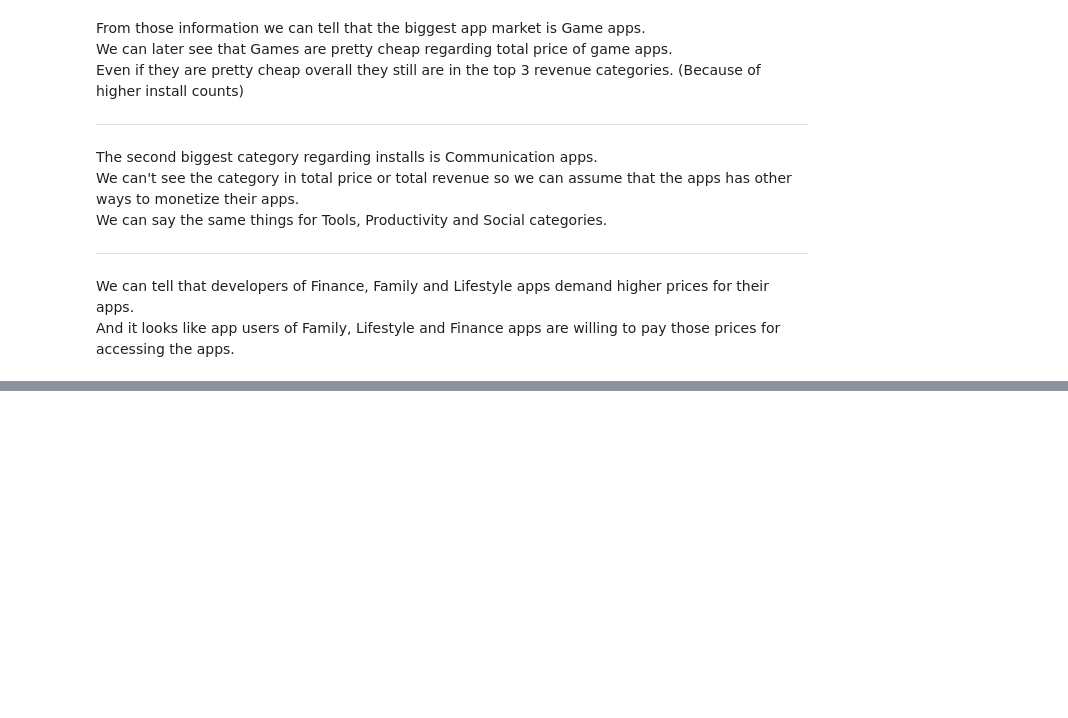
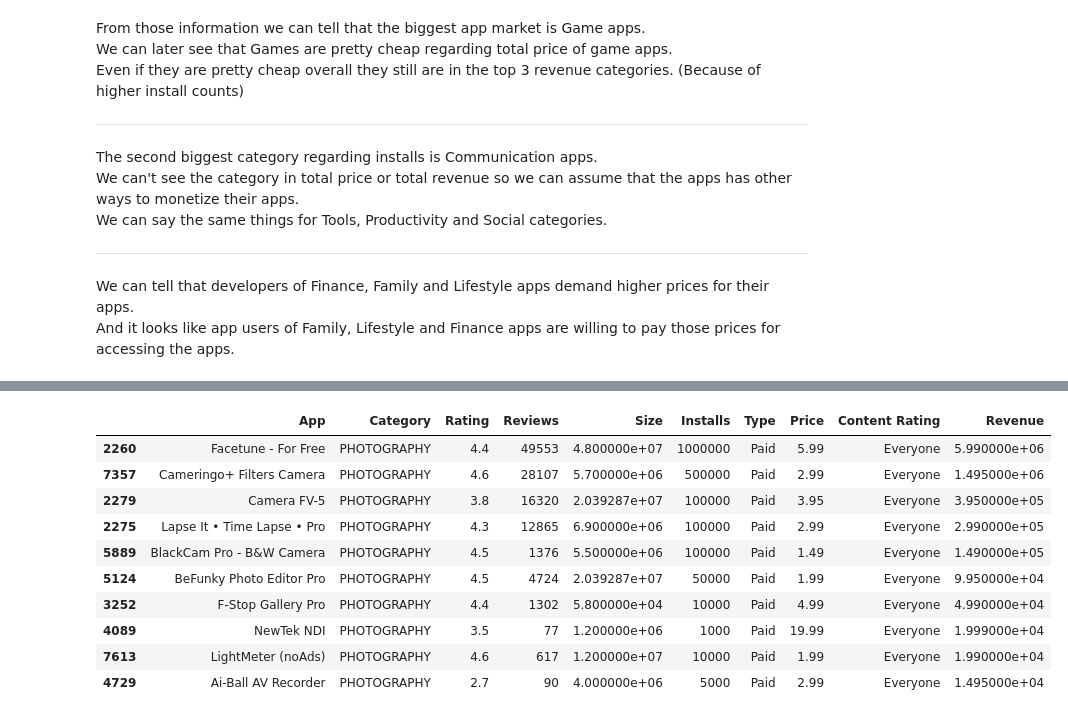
Before and after one commit to bahaozsahin/Develhope_Project-2_team-3, a Jupyter notebook: week2/week2_Baha.ipynb, the cells around one changed output, grey strips where cells are left out. Drawn from its saved outputs; the diff is of its cells as text; code cells hidden in the pictures; blank space fills up the shorter version.

```diff
--- a/week2/week2_Baha.ipynb
+++ b/week2/week2_Baha.ipynb
@@ -173,0 +217,14 @@ And it looks like app users of Family, Lifestyle and Finance apps are willing to
+# %%
+data.query('Category == "PHOTOGRAPHY" and Type == "Paid"').sort_values('Revenue', ascending= False).head(10)
+# %% [output]
+|  | App | Category | Rating | Reviews | Size | Installs | Type | Price | Content Rating | Revenue |
+| 2260 | Facetune - For Free | PHOTOGRAPHY | 4.4 | 49553 | 4.800000e+07 | 1000000 | Paid | 5.99 | Everyone | 5.990000e+06 |
+| 7357 | Cameringo+ Filters Camera | PHOTOGRAPHY | 4.6 | 28107 | 5.700000e+06 | 500000 | Paid | 2.99 | Everyone | 1.495000e+06 |
+| 2279 | Camera FV-5 | PHOTOGRAPHY | 3.8 | 16320 | 2.039287e+07 | 100000 | Paid | 3.95 | Everyone | 3.950000e+05 |
+| 2275 | Lapse It • Time Lapse • Pro | PHOTOGRAPHY | 4.3 | 12865 | 6.900000e+06 | 100000 | Paid | 2.99 | Everyone | 2.990000e+05 |
+| 5889 | BlackCam Pro - B&W Camera | PHOTOGRAPHY | 4.5 | 1376 | 5.500000e+06 | 100000 | Paid | 1.49 | Everyone | 1.490000e+05 |
+| 5124 | BeFunky Photo Editor Pro | PHOTOGRAPHY | 4.5 | 4724 | 2.039287e+07 | 50000 | Paid | 1.99 | Everyone | 9.950000e+04 |
+| 3252 | F-Stop Gallery Pro | PHOTOGRAPHY | 4.4 | 1302 | 5.800000e+04 | 10000 | Paid | 4.99 | Everyone | 4.990000e+04 |
+| 4089 | NewTek NDI | PHOTOGRAPHY | 3.5 | 77 | 1.200000e+06 | 1000 | Paid | 19.99 | Everyone | 1.999000e+04 |
+| 7613 | LightMeter (noAds) | PHOTOGRAPHY | 4.6 | 617 | 1.200000e+07 | 10000 | Paid | 1.99 | Everyone | 1.990000e+04 |
+| 4729 | Ai-Ball AV Recorder | PHOTOGRAPHY | 2.7 | 90 | 4.000000e+06 | 5000 | Paid | 2.99 | Everyone | 1.495000e+04 |
```
Also changed, not shown: parts of 3 cells of this notebook.
